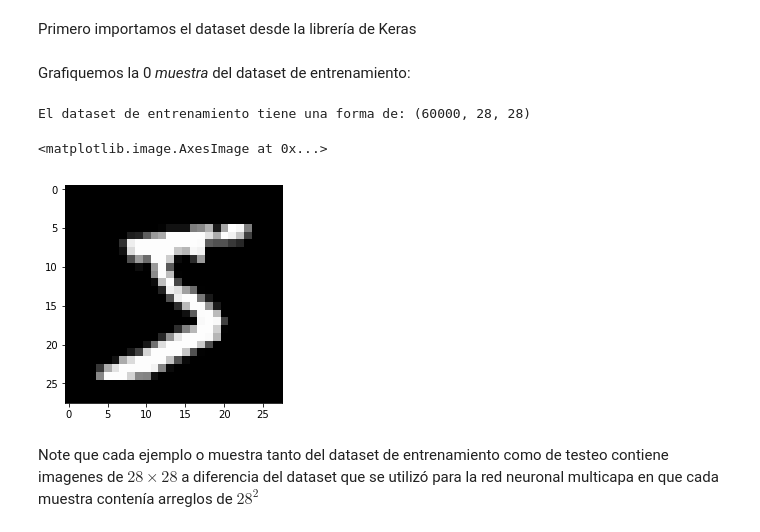
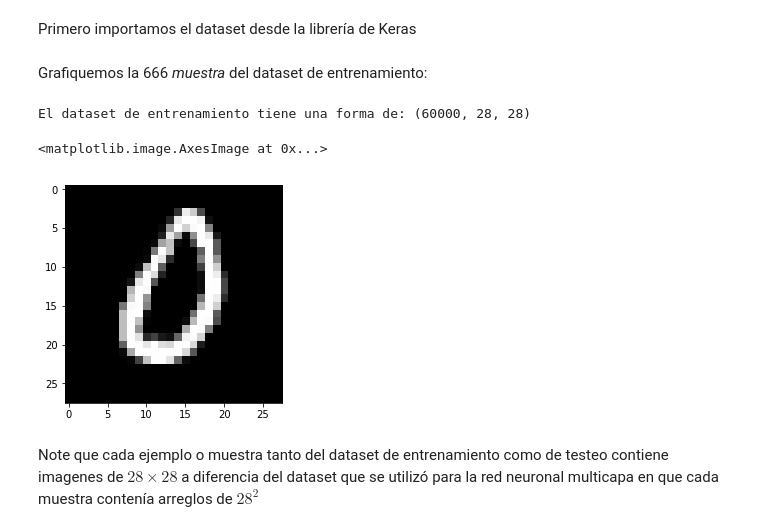
Before and after one commit to LeninGF/Curso_MachineLearning_Python_EPN2019_IEEE, a Jupyter notebook: Chapter-6/Convolutional Neural Networks.ipynb, the cells around one changed output. Cells and saved outputs as stored; diff of their text form; code cells hidden in the pictures.

```diff
--- a/Chapter-6/Convolutional Neural Networks.ipynb
+++ b/Chapter-6/Convolutional Neural Networks.ipynb
@@ -209,14 +223,14 @@ Primero importamos el dataset desde la librería de Keras
 from keras.datasets import mnist
 (X_train_cnn, y_train_cnn), (X_test_cnn, y_test_cnn) = mnist.load_data()
 # %% [markdown]
-Grafiquemos la 0 *muestra* del dataset de entrenamiento:
+Grafiquemos la 666 *muestra* del dataset de entrenamiento:
 # %%
 print('El dataset de entrenamiento tiene una forma de: {}'.format(np.shape(X_train_cnn)))
-plt.imshow(X_train_cnn[0], cmap='gray')
+plt.imshow(X_train_cnn[666], cmap='gray')
 # %% [output]
 El dataset de entrenamiento tiene una forma de: (60000, 28, 28)
 <matplotlib.image.AxesImage at 0x...>
-[figure, old version]
+[figure, new version]
 # %% [markdown]
 Note que cada ejemplo o muestra tanto del dataset de entrenamiento como de testeo contiene imagenes de $28 \times 28$ a diferencia del dataset que se utilizó para la red neuronal multicapa en que cada muestra contenía arreglos de $28^2$
 # %%
```
Also changed, not shown: parts of 12 cells of this notebook, 20 other files.
